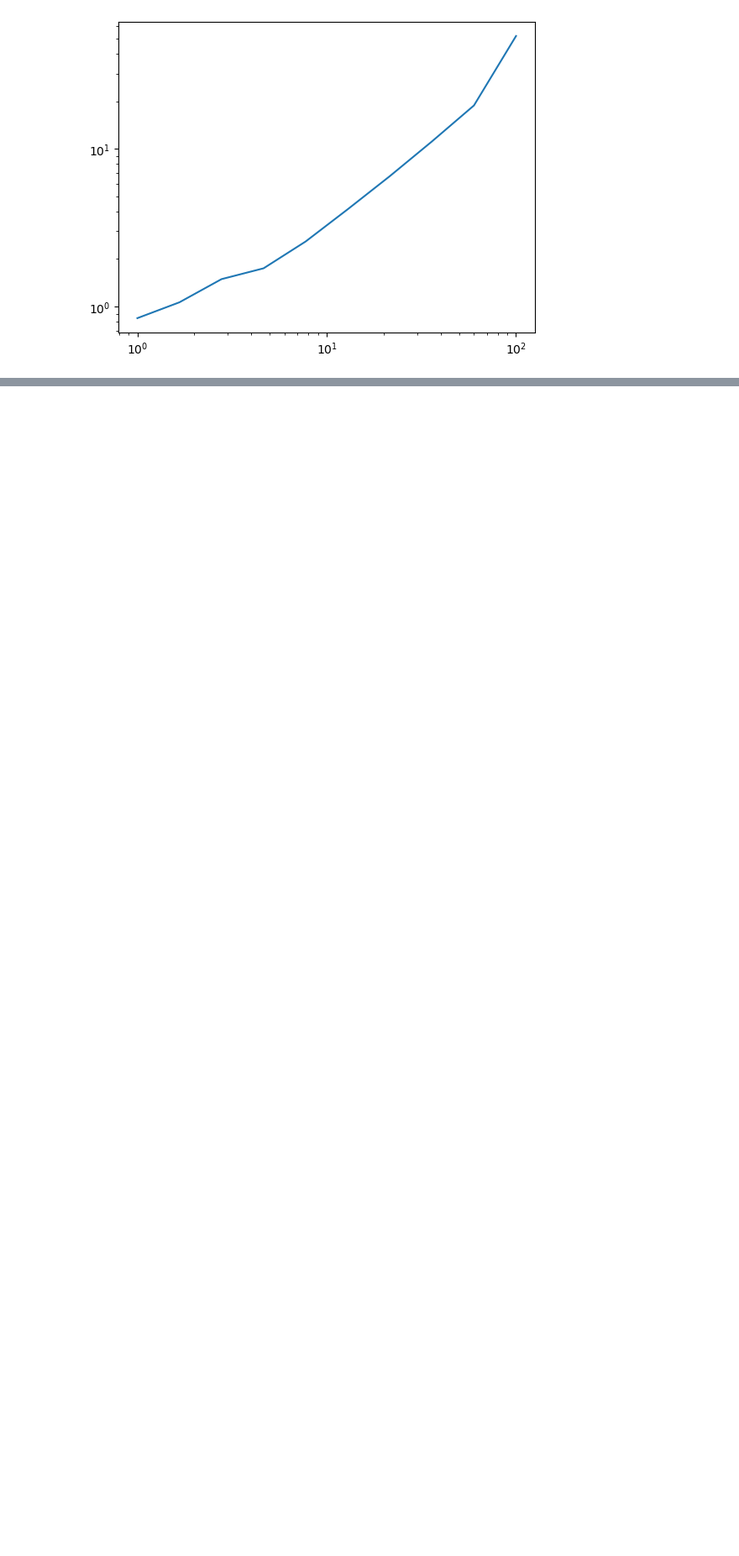
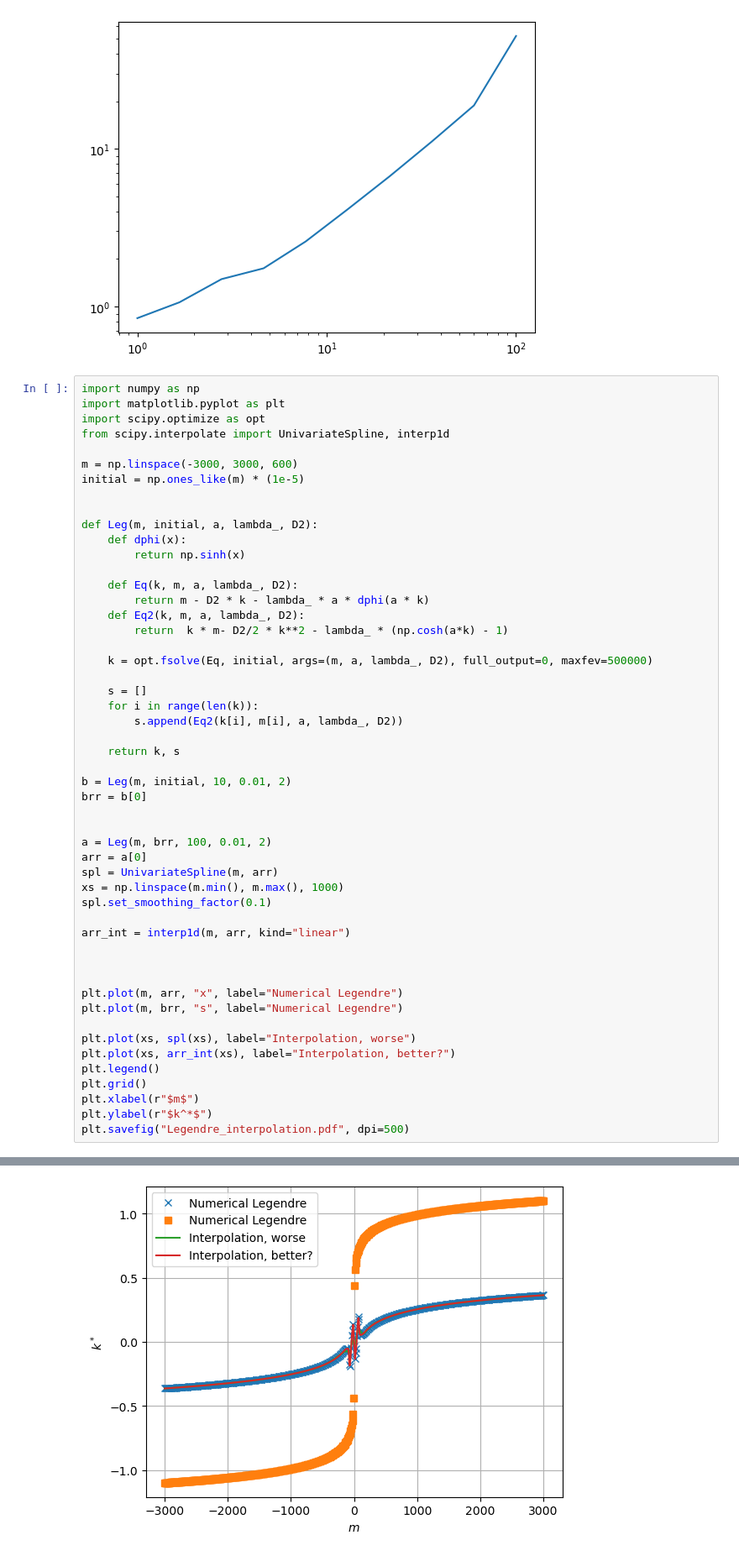
Before and after one commit to larstors/Internship, a Jupyter notebook: numerics/testing.ipynb, the cells around one changed output, grey strips where cells are left out. Shown at 84% size. Saved outputs shown, nothing was run; the diff lists cells and outputs as text; blank space fills up the shorter version.

```diff
--- a/numerics/testing.ipynb
+++ b/numerics/testing.ipynb
@@ -165,3 +165,55 @@ plt.show()
 # %% [output]
 [figure]
 [figure]
+# %%
+import numpy as np
+import matplotlib.pyplot as plt
+import scipy.optimize as opt
+from scipy.interpolate import UnivariateSpline, interp1d
+
+m = np.linspace(-3000, 3000, 600)
+initial = np.ones_like(m) * (1e-5)
+
+
+def Leg(m, initial, a, lambda_, D2):
+    def dphi(x):
+        return np.sinh(x)
+
+    def Eq(k, m, a, lambda_, D2):
+        return m - D2 * k - lambda_ * a * dphi(a * k)
+    def Eq2(k, m, a, lambda_, D2):
+        return  k * m- D2/2 * k**2 - lambda_ * (np.cosh(a*k) - 1)
+
+    k = opt.fsolve(Eq, initial, args=(m, a, lambda_, D2), full_output=0, maxfev=500000)
+
+    s = []
+    for i in range(len(k)):
+        s.append(Eq2(k[i], m[i], a, lambda_, D2))
+
+    return k, s
+
+b = Leg(m, initial, 10, 0.01, 2)
+brr = b[0]
+
+
+a = Leg(m, brr, 100, 0.01, 2)
+arr = a[0]
+spl = UnivariateSpline(m, arr)
+xs = np.linspace(m.min(), m.max(), 1000)
+spl.set_smoothing_factor(0.1)
+
+arr_int = interp1d(m, arr, kind="linear")
+
+
+
+plt.plot(m, arr, "x", label="Numerical Legendre")
+plt.plot(m, brr, "s", label="Numerical Legendre")
+
+plt.plot(xs, spl(xs), label="Interpolation, worse")
+plt.plot(xs, arr_int(xs), label="Interpolation, better?")
+plt.legend()
+plt.grid()
+plt.xlabel(r"$m$")
+plt.ylabel(r"$k^*$")
+plt.savefig("Legendre_interpolation.pdf", dpi=500)
+# %% [output]
@@ -167,0 +221 @@ plt.show()
+[figure, added]
```
Also changed, not shown: parts of 7 cells of this notebook, 8 other files.
